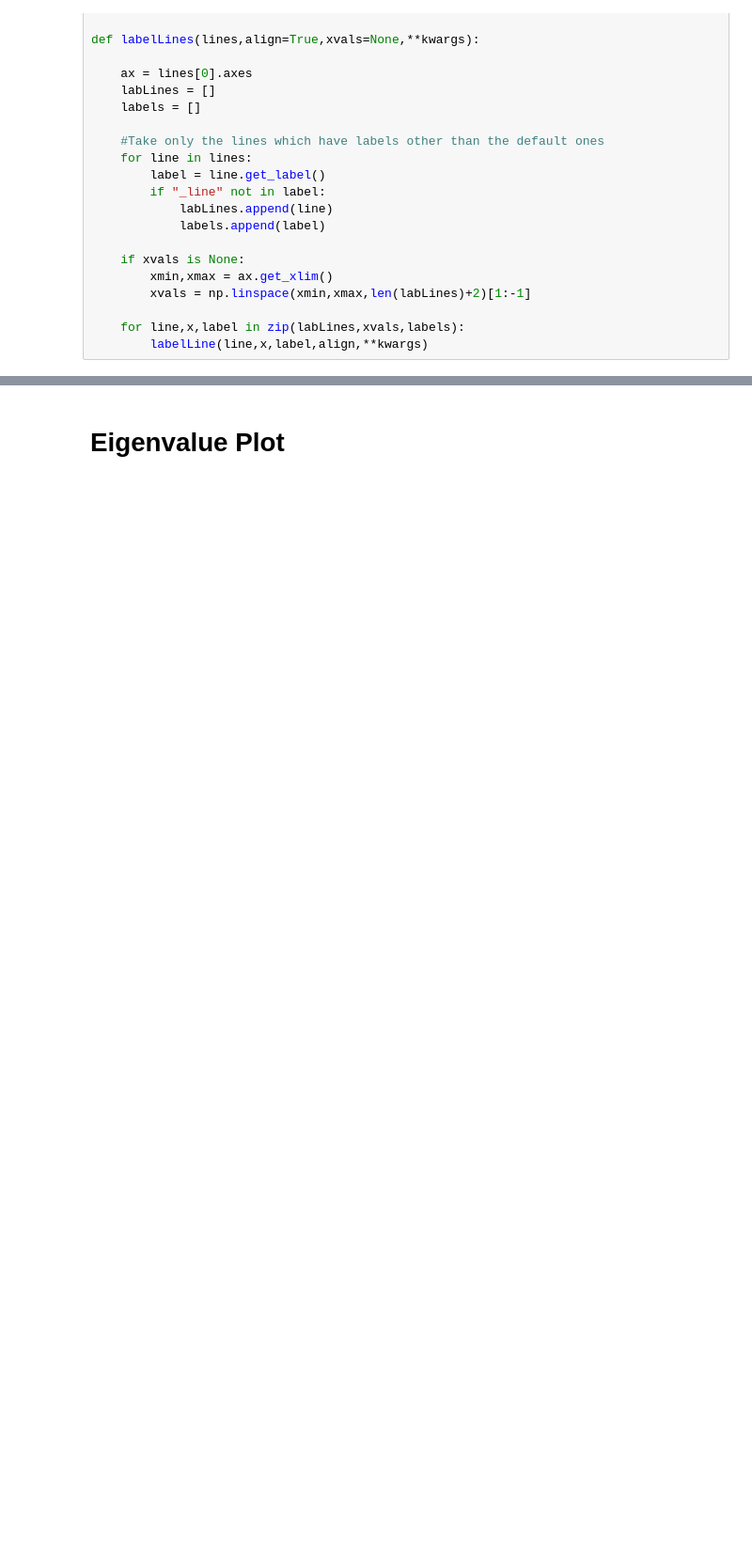
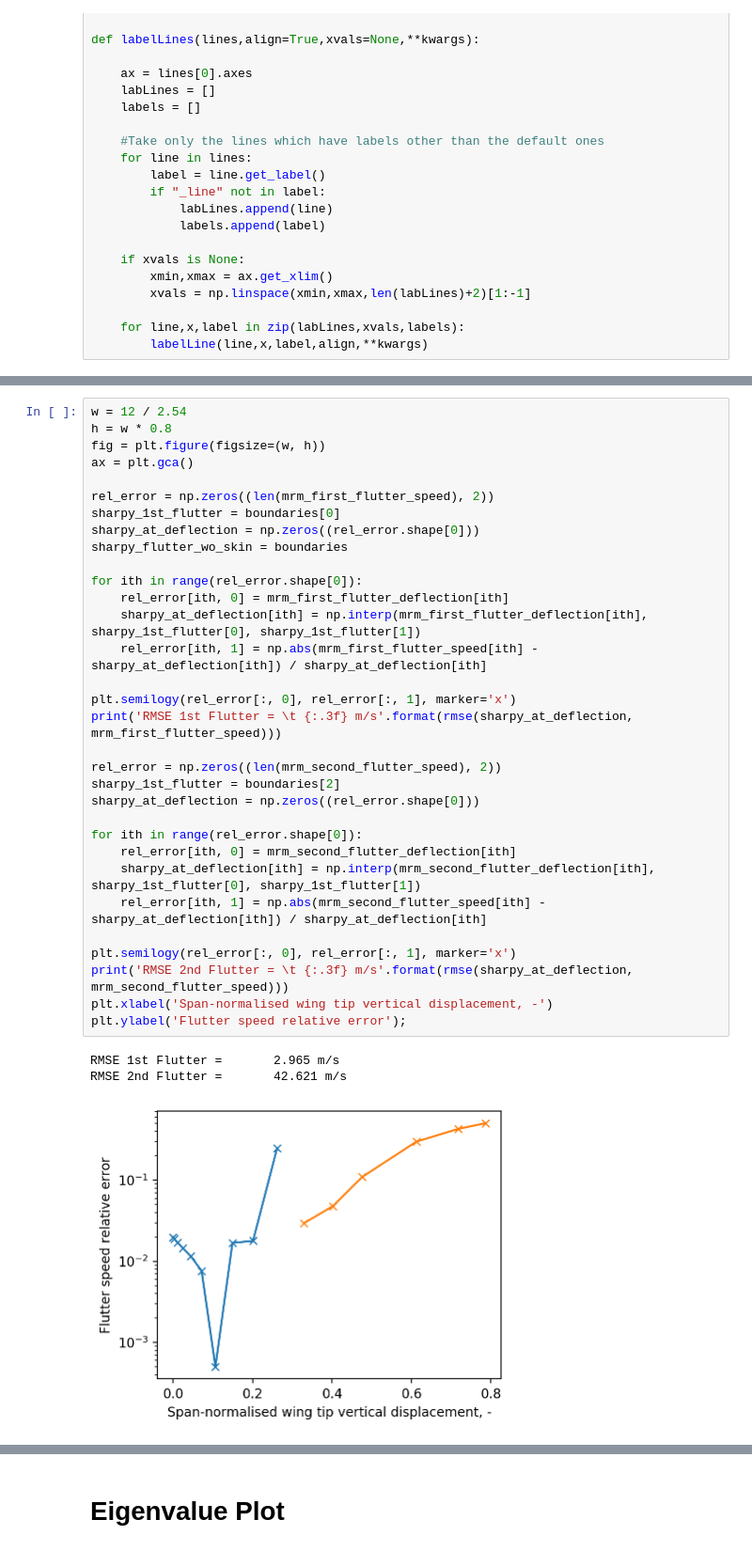
Before and after one commit to ngoiz/pazy-sharpy, a Jupyter notebook: 05_DeformedFlutter/05_DeformedFlutter.ipynb, the cells around one changed output, grey strips where cells are left out. Shown at 94% size. Saved outputs shown, nothing was run; the diff lists cells and outputs as text; blank space fills up the shorter version.

```diff
--- a/05_DeformedFlutter/05_DeformedFlutter.ipynb
+++ b/05_DeformedFlutter/05_DeformedFlutter.ipynb
@@ -337,3 +357,39 @@ SHARPy 0 flutter speed 63.0035
+# %%
+w = 12 / 2.54
+h = w * 0.8
+fig = plt.figure(figsize=(w, h))
+ax = plt.gca()
+
+rel_error = np.zeros((len(mrm_first_flutter_speed), 2))
+sharpy_1st_flutter = boundaries[0]
+sharpy_at_deflection = np.zeros((rel_error.shape[0]))
+sharpy_flutter_wo_skin = boundaries
+
+for ith in range(rel_error.shape[0]):
+    rel_error[ith, 0] = mrm_first_flutter_deflection[ith]
+    sharpy_at_deflection[ith] = np.interp(mrm_first_flutter_deflection[ith], sharpy_1st_flutter[0], sharpy_1st_flutter[1])
+    rel_error[ith, 1] = np.abs(mrm_first_flutter_speed[ith] - sharpy_at_deflection[ith]) / sharpy_at_deflection[ith]
+
+plt.semilogy(rel_error[:, 0], rel_error[:, 1], marker='x')
+print('RMSE 1st Flutter = \t {:.3f} m/s'.format(rmse(sharpy_at_deflection, mrm_first_flutter_speed)))
+
+rel_error = np.zeros((len(mrm_second_flutter_speed), 2))
+sharpy_1st_flutter = boundaries[2]
+sharpy_at_deflection = np.zeros((rel_error.shape[0]))
+
+for ith in range(rel_error.shape[0]):
+    rel_error[ith, 0] = mrm_second_flutter_deflection[ith]
+    sharpy_at_deflection[ith] = np.interp(mrm_second_flutter_deflection[ith], sharpy_1st_flutter[0], sharpy_1st_flutter[1])
+    rel_error[ith, 1] = np.abs(mrm_second_flutter_speed[ith] - sharpy_at_deflection[ith]) / sharpy_at_deflection[ith]
+
+plt.semilogy(rel_error[:, 0], rel_error[:, 1], marker='x')
+print('RMSE 2nd Flutter = \t {:.3f} m/s'.format(rmse(sharpy_at_deflection, mrm_second_flutter_speed)))
+plt.xlabel('Span-normalised wing tip vertical displacement, -')
+plt.ylabel('Flutter speed relative error');
+# %% [output]
+RMSE 1st Flutter =       2.965 m/s
+RMSE 2nd Flutter =       42.621 m/s
+[figure, added]
 # %%
 cmap = plt.get_cmap('copper')
 nrm = plt.Normalize(vmin=0, vmax=5)
```
Also changed, not shown: parts of 24 cells of this notebook, 44 other files.
